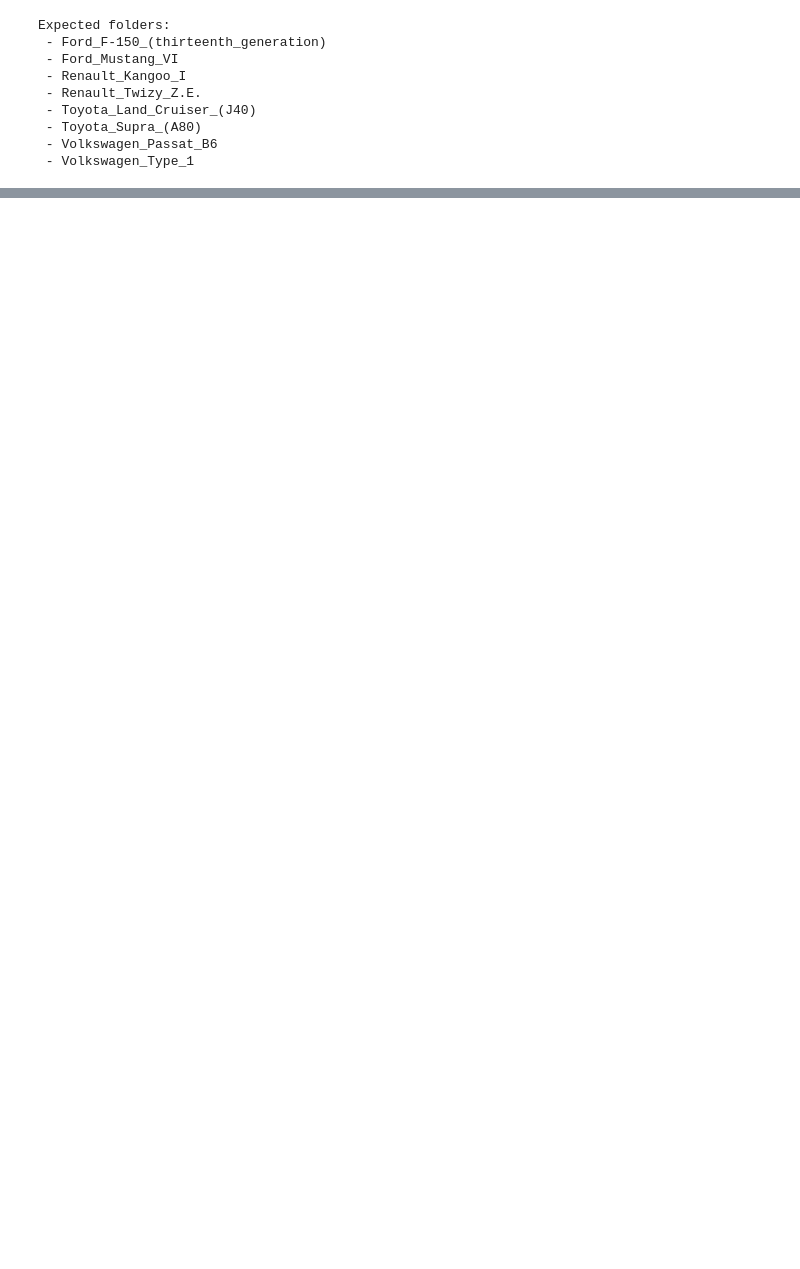
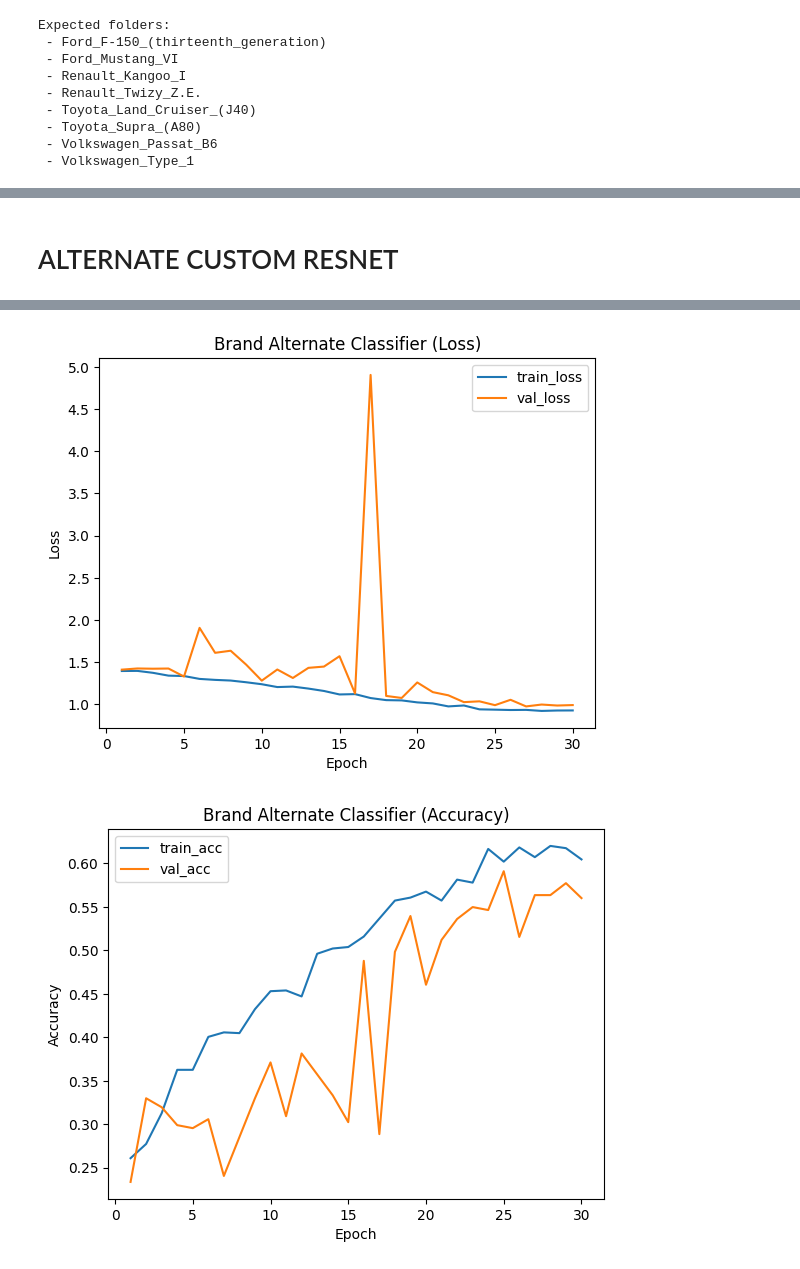
Before and after one commit to yhasansenyurt/DL_Project_BrandModelDetection, a Jupyter notebook: DL_Project_BrandModelDetection.ipynb, the cells around one changed output, grey strips where cells are left out. Drawn from its saved outputs; the diff is of its cells as text; code cells hidden in the pictures; blank space fills up the shorter version.

```diff
--- a/DL_Project_BrandModelDetection.ipynb
+++ b/DL_Project_BrandModelDetection.ipynb
@@ -798,3 +963,5 @@ Predicted brand: Toyota  model: Toyota_Land_Cruiser_(J40)
 Predicted brand: Toyota  model: Toyota_Supra_(A80)
 Predicted brand: Volkswagen  model: Volkswagen_Passat_B6
 Predicted brand: Volkswagen  model: Volkswagen_Type_1
+# %% [markdown]
+# ALTERNATE CUSTOM RESNET
@@ -800,0 +1098,19 @@ Predicted brand: Volkswagen  model: Volkswagen_Type_1
+# %%
+NUM_BRANDS = 4
+
+brand_model_alternate = create_resnet_alternate(num_classes=NUM_BRANDS)
+print(brand_model_alternate.fc)
+
+brand_model_alternate, history = train_model_alternate(
+    brand_model_alternate,
+    brand_train_loader,
+    brand_val_loader,
+    num_epochs=30,
+    lr=3e-2
+)
+
+os.makedirs("/content/models", exist_ok=True)
+torch.save(brand_model_alternate.state_dict(), "/content/models/brand_classifier_alternate_resnet.pth")
+print("Brand model alternate saved.")
+plot_history(history, title="Brand Alternate Classifier")
+# %% [output]
@@ -800,0 +1134,2 @@ Predicted brand: Volkswagen  model: Volkswagen_Type_1
+[figure, added]
+[figure, added]
```
Also changed, not shown: parts of 30 cells of this notebook.
